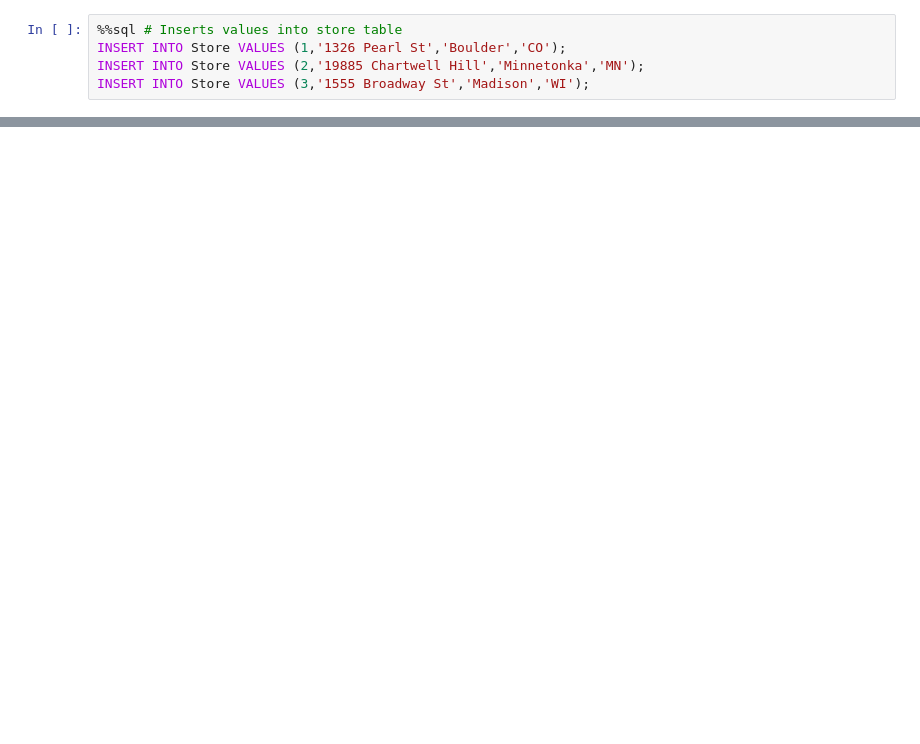
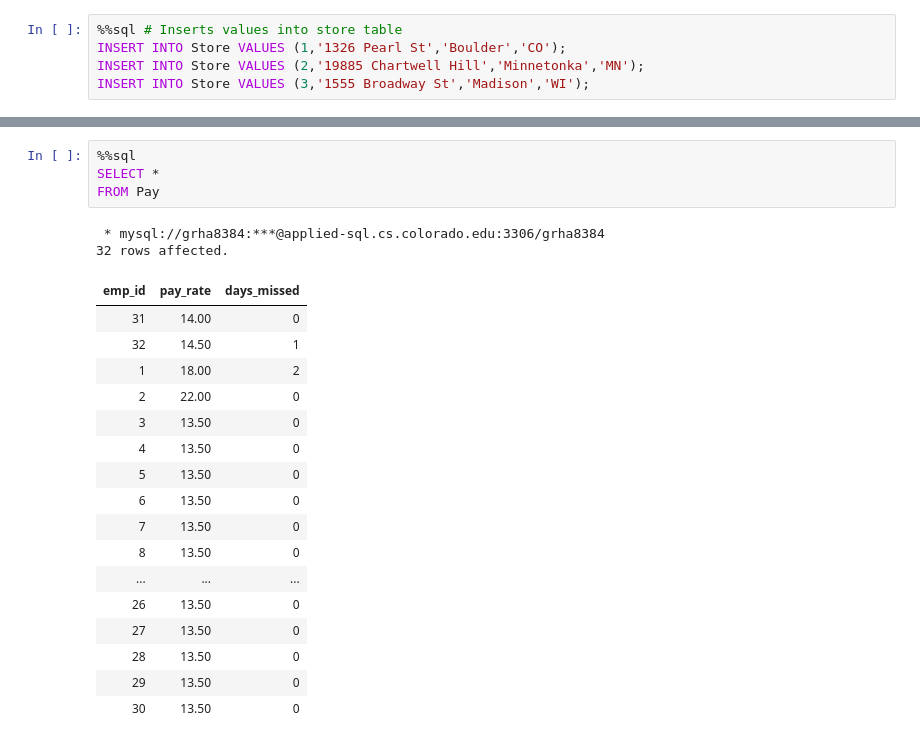
Before and after one commit to GrantHGR/Database_Project, a Jupyter notebook: project_tables.ipynb, the cells around one changed output, grey strips where cells are left out. Cells and saved outputs as stored; diff of their text form; blank space fills up the shorter version.

```diff
--- a/project_tables.ipynb
+++ b/project_tables.ipynb
@@ -205,0 +202,24 @@ DROP TABLE Position
+# %%
+%%sql
+SELECT *
+FROM Pay
+# %% [output]
+ * mysql://grha8384:***@applied-sql.cs.colorado.edu:3306/grha8384
+32 rows affected.
+| emp_id | pay_rate | days_missed |
+| 31 | 14.00 | 0 |
+| 32 | 14.50 | 1 |
+| 1 | 18.00 | 2 |
+| 2 | 22.00 | 0 |
+| 3 | 13.50 | 0 |
+| 4 | 13.50 | 0 |
+| 5 | 13.50 | 0 |
+| 6 | 13.50 | 0 |
+| 7 | 13.50 | 0 |
+| 8 | 13.50 | 0 |
+| ... | ... | ... |
+| 26 | 13.50 | 0 |
+| 27 | 13.50 | 0 |
+| 28 | 13.50 | 0 |
+| 29 | 13.50 | 0 |
+| 30 | 13.50 | 0 |
```
Also changed, not shown: parts of 25 cells of this notebook.
